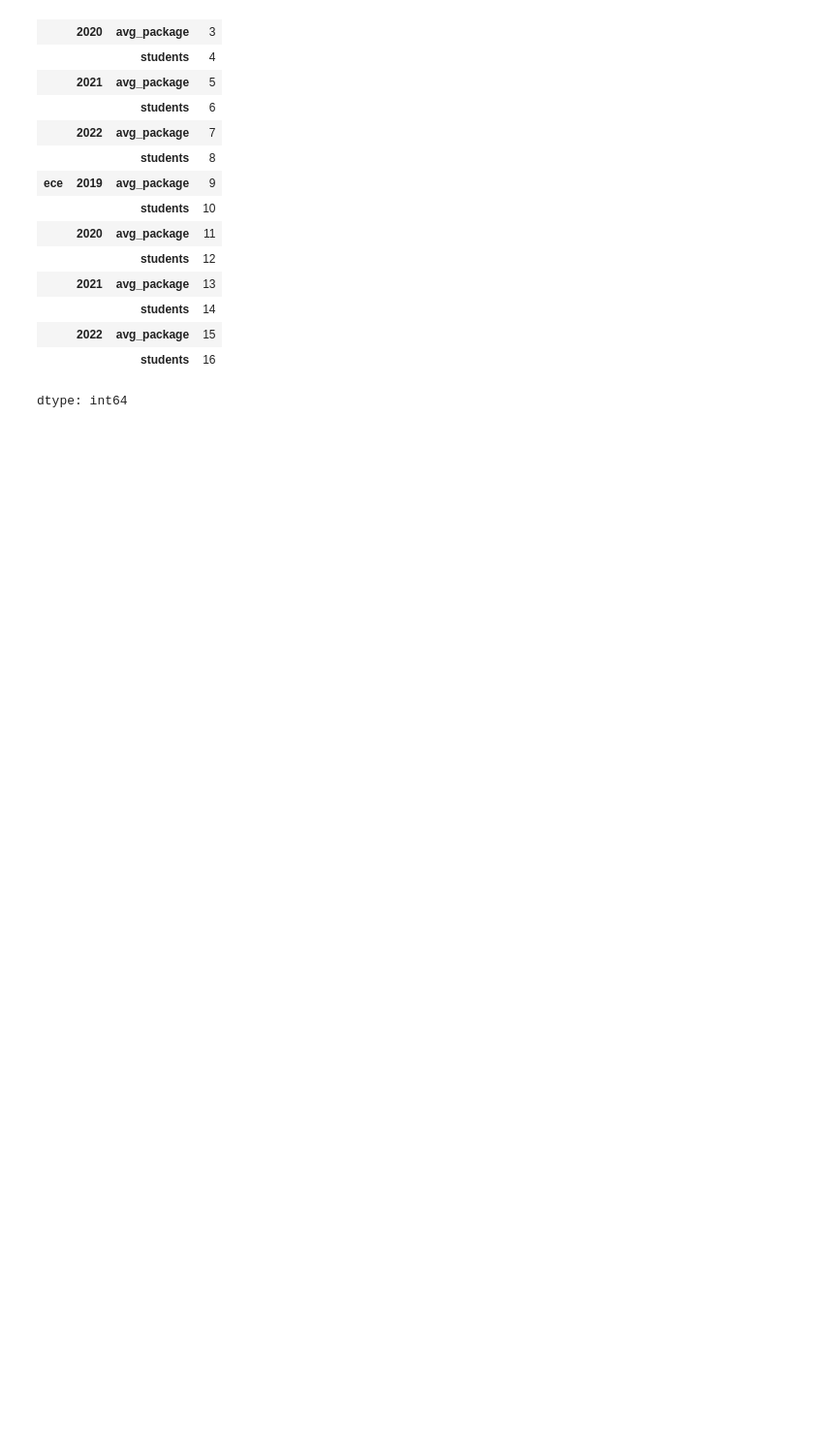
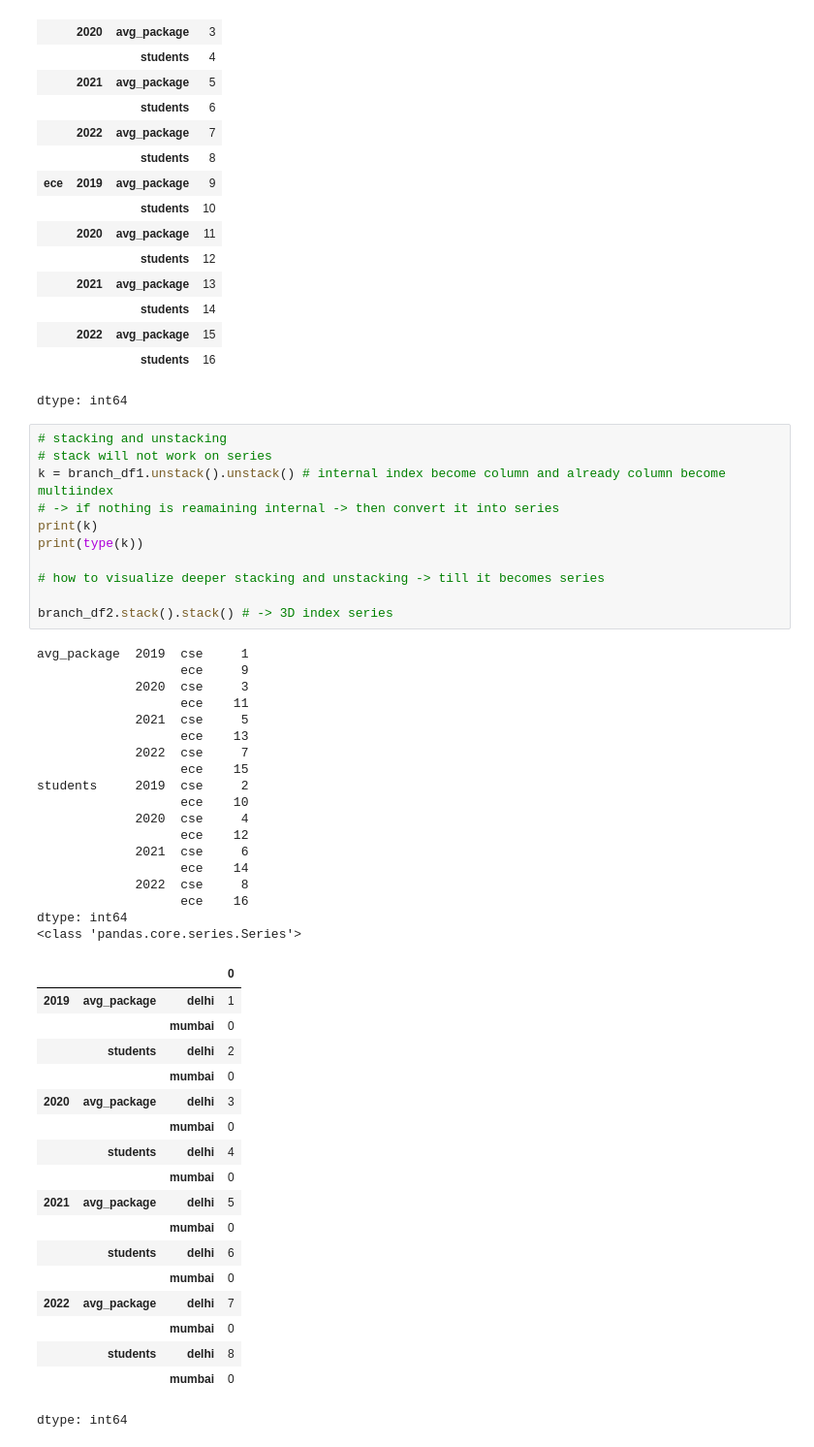
Before and after one commit to Kunalwagh107/n-python-numpy-pandas, a Jupyter notebook: pandas.ipynb, the cells around one changed output. Shown at 97% size. Cells and saved outputs as stored; diff of their text form; blank space fills up the shorter version.

Commit message:
update - multi_index object

```diff
--- a/pandas.ipynb
+++ b/pandas.ipynb
@@ -3290,3 +3290,51 @@ dtype: int64
 |  | 2022 | avg_package | 15 |
 |  |  | students | 16 |
 dtype: int64
+# %%
+# stacking and unstacking
+# stack will not work on series
+k = branch_df1.unstack().unstack() # internal index become column and already column become multiindex
+# -> if nothing is reamaining internal -> then convert it into series
+print(k)
+print(type(k))
+
+# how to visualize deeper stacking and unstacking -> till it becomes series
+
+branch_df2.stack().stack() # -> 3D index series
+# %% [output]
+avg_package  2019  cse     1
+                   ece     9
+             2020  cse     3
+                   ece    11
+             2021  cse     5
+                   ece    13
+             2022  cse     7
+                   ece    15
+students     2019  cse     2
+                   ece    10
+             2020  cse     4
+                   ece    12
+             2021  cse     6
+                   ece    14
+             2022  cse     8
+                   ece    16
+dtype: int64
+<class 'pandas.core.series.Series'>
+|  |  |  | 0 |
+| 2019 | avg_package | delhi | 1 |
+|  |  | mumbai | 0 |
+|  | students | delhi | 2 |
+|  |  | mumbai | 0 |
+| 2020 | avg_package | delhi | 3 |
+|  |  | mumbai | 0 |
+|  | students | delhi | 4 |
+|  |  | mumbai | 0 |
+| 2021 | avg_package | delhi | 5 |
+|  |  | mumbai | 0 |
+|  | students | delhi | 6 |
+|  |  | mumbai | 0 |
+| 2022 | avg_package | delhi | 7 |
+|  |  | mumbai | 0 |
+|  | students | delhi | 8 |
+|  |  | mumbai | 0 |
+dtype: int64
```
Also changed, not shown: parts of 14 cells of this notebook.
